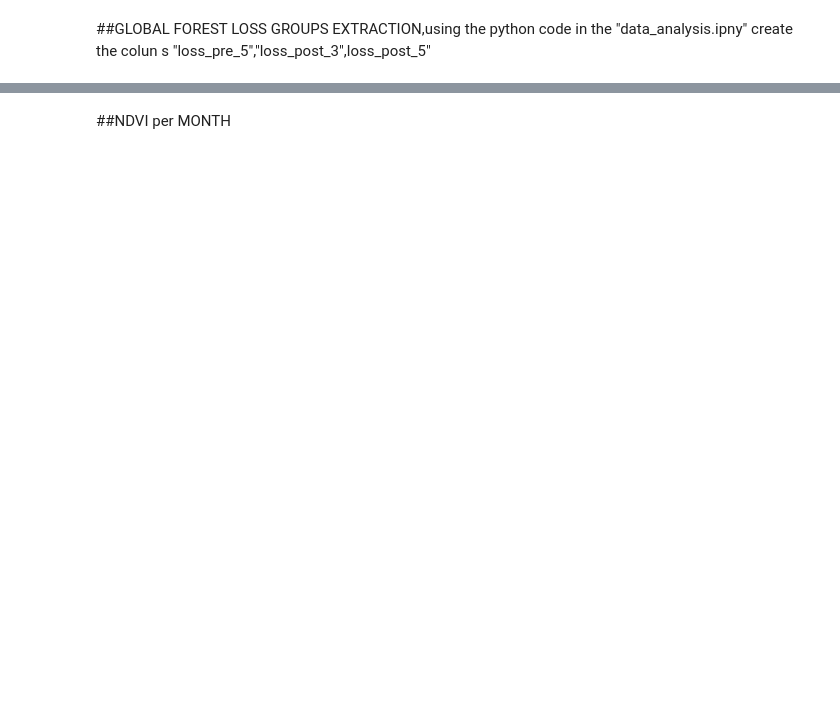
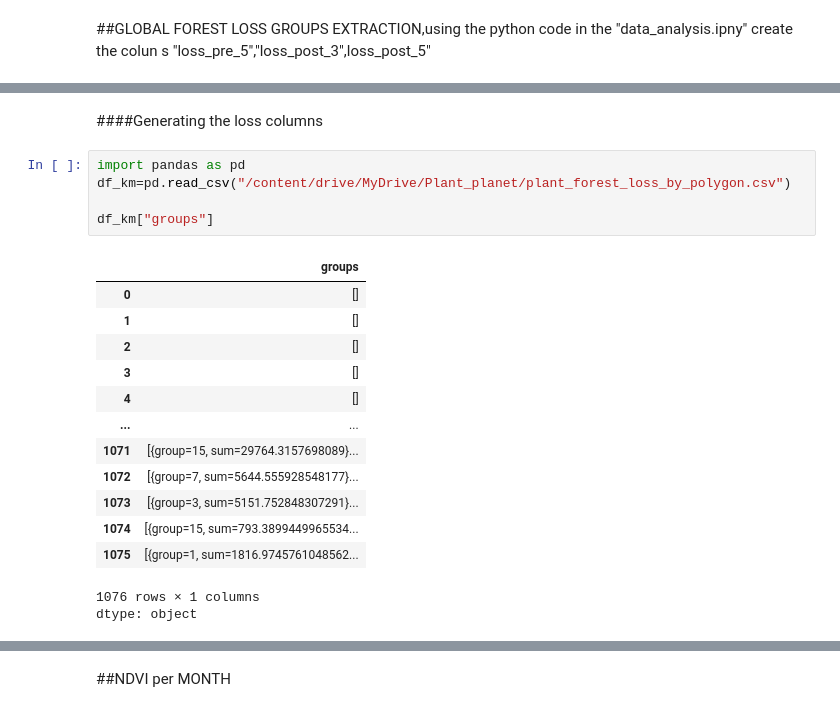
Before and after one commit to Societal-Computing/Forest_Monitoring, a Jupyter notebook: src/GEE_columns_generation.ipynb, the cells around one changed output, grey strips where cells are left out. Saved outputs shown, nothing was run; the diff lists cells and outputs as text; blank space fills up the shorter version.

```diff
--- a/src/GEE_columns_generation.ipynb
+++ b/src/GEE_columns_generation.ipynb
@@ -396 +437,23 @@ Polling for task (id: WQXTIXD3ZZAEFR6BD3BB66MK)...
 Export completed.
+# %% [markdown]
+####Generating the loss columns
+# %%
+import pandas as pd
+df_km=pd.read_csv("/content/drive/MyDrive/Plant_planet/plant_forest_loss_by_polygon.csv")
+
+df_km["groups"]
+# %% [output]
+|  | groups |
+| 0 | [] |
+| 1 | [] |
+| 2 | [] |
+| 3 | [] |
+| 4 | [] |
+| ... | ... |
+| 1071 | [{group=15, sum=29764.3157698089}... |
+| 1072 | [{group=7, sum=5644.555928548177}... |
+| 1073 | [{group=3, sum=5151.752848307291}... |
+| 1074 | [{group=15, sum=793.3899449965534... |
+| 1075 | [{group=1, sum=1816.9745761048562... |
+1076 rows × 1 columns
+dtype: object
```
Also changed, not shown: parts of 22 cells of this notebook.
